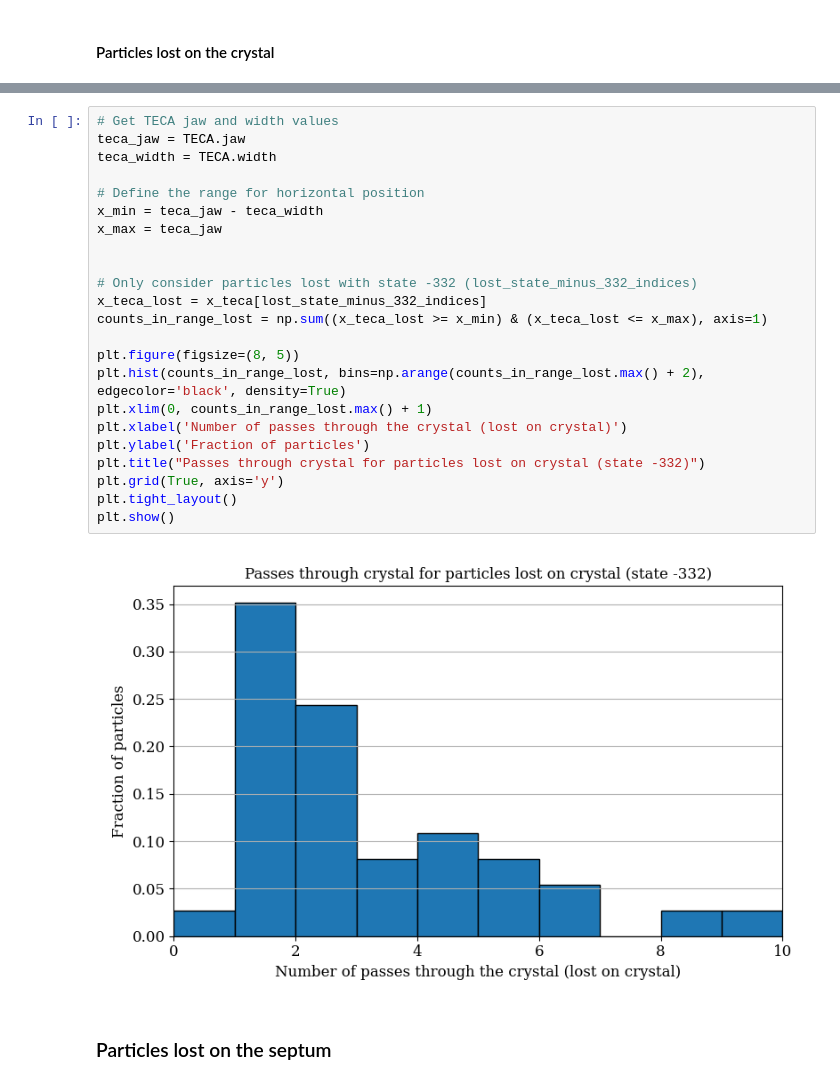
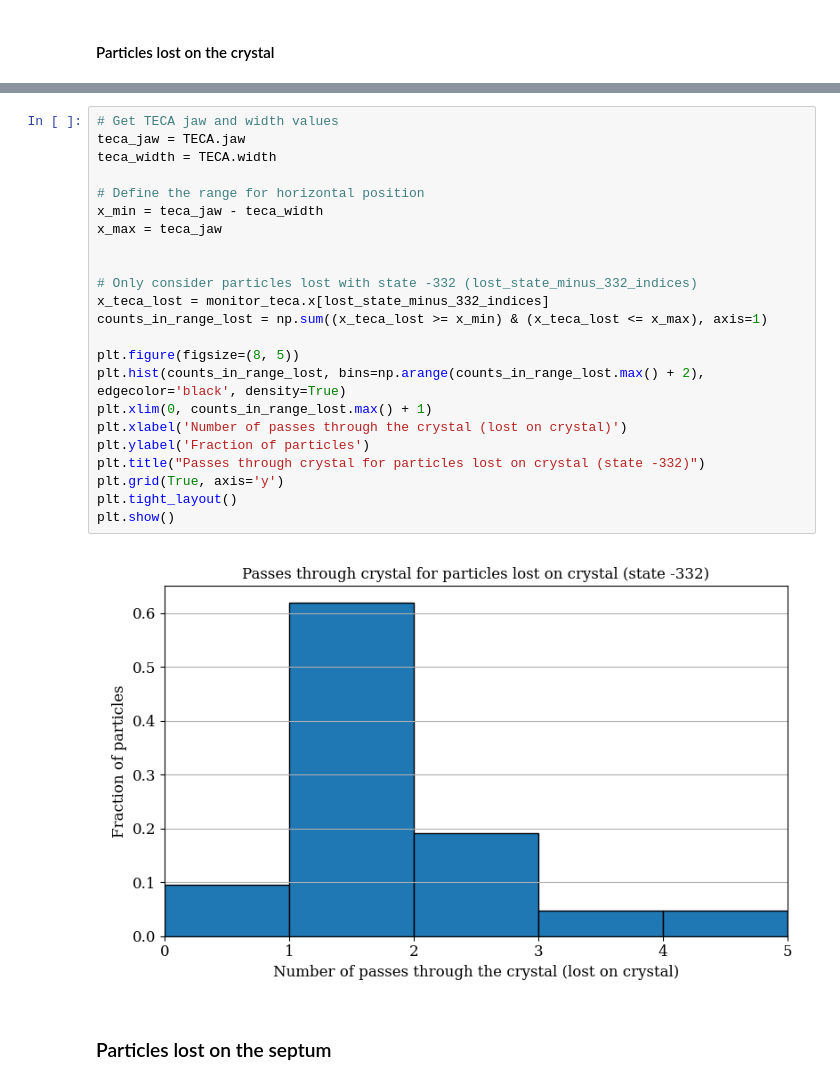
Before and after one commit to giacomells/Technical-Student-2024-2025, a Jupyter notebook: Non-Resonant Extraction/NRSXQ22.ipynb, the cells around one changed output, grey strips where cells are left out. Cells and saved outputs as stored; diff of their text form.

```diff
--- a/Non-Resonant Extraction/NRSXQ22.ipynb
+++ b/Non-Resonant Extraction/NRSXQ22.ipynb
@@ -453,28 +456,28 @@ Indices of particles lost with state -332: [ 246  399  642  762  831  875  973 1
 # %%
 # Get TECA jaw and width values
 teca_jaw = TECA.jaw
 teca_width = TECA.width
 
 # Define the range for horizontal position
 x_min = teca_jaw - teca_width
 x_max = teca_jaw
 
 
 # Only consider particles lost with state -332 (lost_state_minus_332_indices)
-x_teca_lost = x_teca[lost_state_minus_332_indices]
+x_teca_lost = monitor_teca.x[lost_state_minus_332_indices]
 counts_in_range_lost = np.sum((x_teca_lost >= x_min) & (x_teca_lost <= x_max), axis=1)
 
 plt.figure(figsize=(8, 5))
 plt.hist(counts_in_range_lost, bins=np.arange(counts_in_range_lost.max() + 2), edgecolor='black', density=True)
 plt.xlim(0, counts_in_range_lost.max() + 1)
 plt.xlabel('Number of passes through the crystal (lost on crystal)')
 plt.ylabel('Fraction of particles')
 plt.title("Passes through crystal for particles lost on crystal (state -332)")
 plt.grid(True, axis='y')
 plt.tight_layout()
 plt.show()
 # %% [output]
-[figure, old version]
+[figure, new version]
 # %% [markdown]
 ### Particles lost on the septum
 # %%
```
Also changed, not shown: parts of 26 cells of this notebook, 3 other files.
